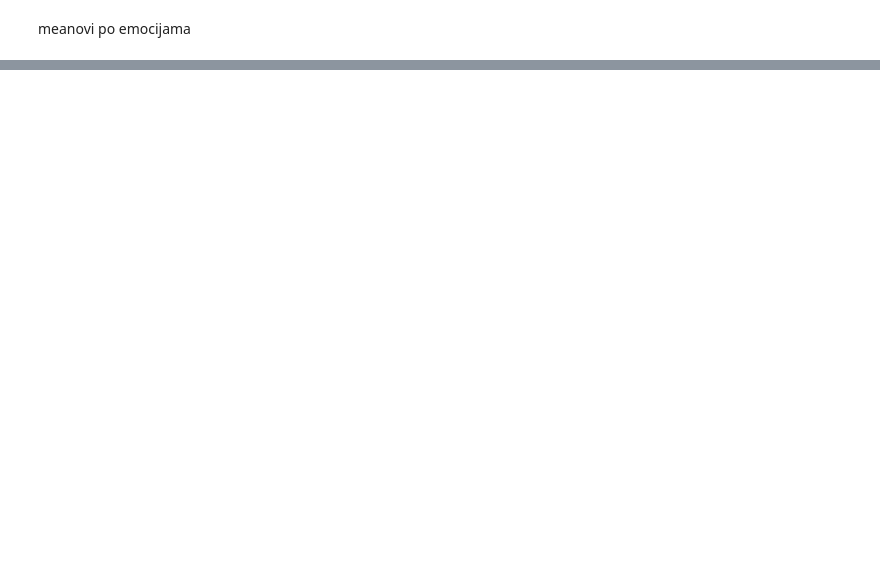
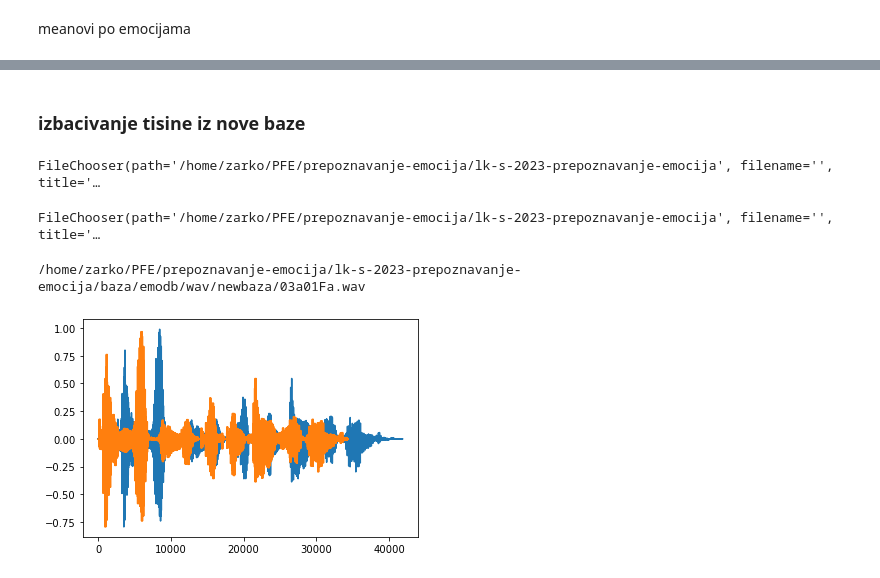
Before and after one commit to pfe-rs/lk-s-2023-prepoznavanje-emocija, a Jupyter notebook: ficer-probe.ipynb, the cells around one changed output, grey strips where cells are left out. Saved outputs shown, nothing was run; the diff lists cells and outputs as text; code cells hidden in the pictures; blank space fills up the shorter version.

```diff
--- a/ficer-probe.ipynb
+++ b/ficer-probe.ipynb
@@ -366,7 +357,7 @@ for i in range (len(emo)):
         lista_meanova[i].append(mean(energija_arr_emo[i][y]))
         lista_min[i].append(min(energija_arr_emo[i][y]))
         lista_max[i].append(max(energija_arr_emo[i][y]))
-        lista_stdev[i].append(stdev(energija_arr_emo[i][y]))
+        # lista_stdev[i].append(stdev(energija_arr_emo[i][y]))
 
 for i in range(7):
     lista_meanova[i].pop(0)
@@ -465,0 +383,9 @@ plt.boxplot(lista_stdev)
+# %% [markdown]
+### izbacivanje tisine iz nove baze
+# %%
+# biranje foldera
+fc = FileChooser()
+fc.show_only_dirs = True
+display(fc)
+# %% [output]
+FileChooser(path='/home/zarko/PFE/prepoznavanje-emocija/lk-s-2023-prepoznavanje-emocija', filename='', title='…
@@ -465,0 +430,29 @@ plt.boxplot(lista_stdev)
+# %%
+# biranje foldera
+fc = FileChooser()
+fc.show_only_dirs = True
+display(fc)
+# %% [output]
+FileChooser(path='/home/zarko/PFE/prepoznavanje-emocija/lk-s-2023-prepoznavanje-emocija', filename='', title='…
+# %%
+fproba = "03a01Fa.wav"
+path=fc.selected
+
+fname = path + fproba
+data, sr = librosa.load(fc.selected  + "../"+ fproba)
+plt.plot(data)
+data2 = np.empty(0,dtype=np.float32)
+dt3 = np.empty(0,dtype=np.float32)
+print(fname)
+for i in range(200):
+    if exists(fname + str(i)):
+
+        # print()
+        dt, sr = librosa.load(fname + str(i))
+        dt3 = np.append(dt3, dt)
+
+plt.plot(dt3[::2])
+prvi_seg,sr = librosa.load(fname + "10")
+# %% [output]
+/home/zarko/PFE/prepoznavanje-emocija/lk-s-2023-prepoznavanje-emocija/baza/emodb/wav/newbaza/03a01Fa.wav
+[figure, added]
```
Also changed, not shown: parts of 32 cells of this notebook.
